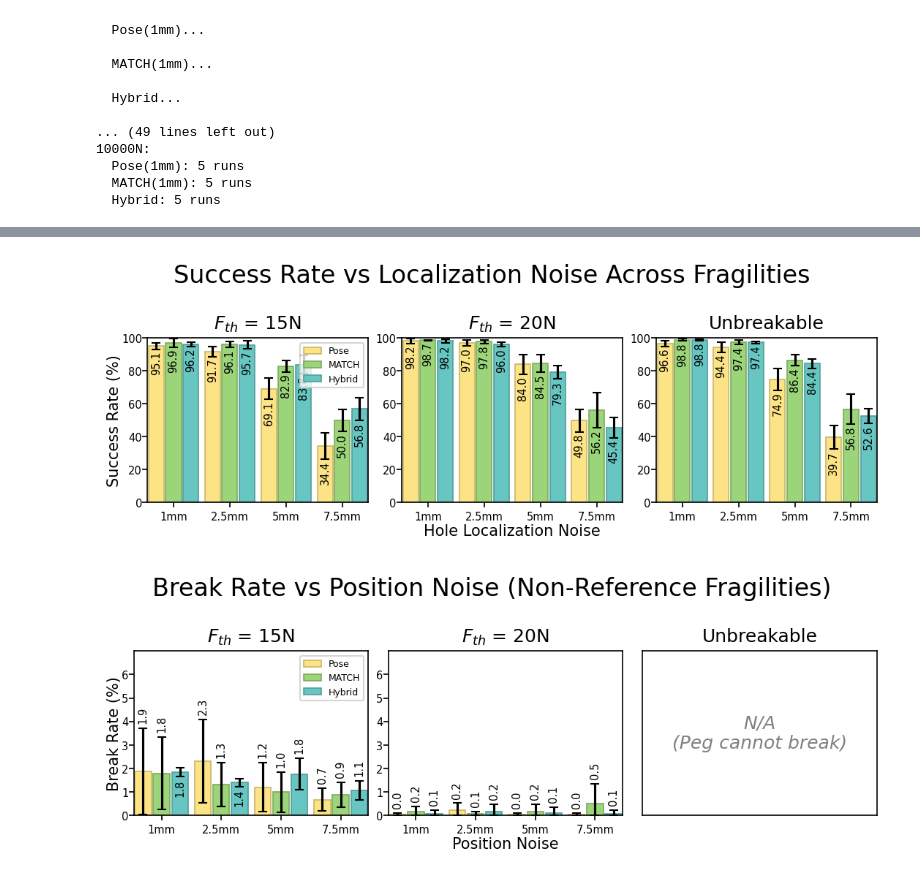
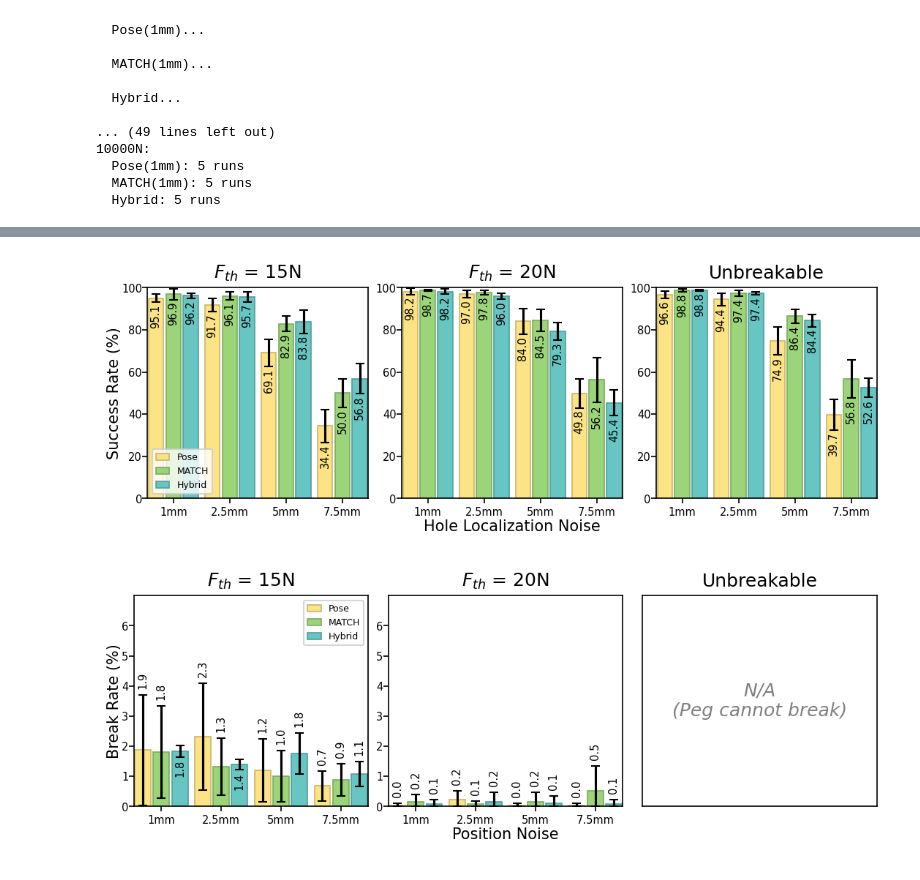
Before and after one commit to RoboNuke/Continuous_Force_RL, a Jupyter notebook: scripts/data_processing/fragility_comparison_analysis.ipynb, the cells around one changed output, grey strips where cells are left out. Drawn from its saved outputs; the diff is of its cells as text; code cells hidden in the pictures.

```diff
--- a/scripts/data_processing/fragility_comparison_analysis.ipynb
+++ b/scripts/data_processing/fragility_comparison_analysis.ipynb
@@ -326,35 +327,36 @@ plt.show()
 # BLOCK 6: SUCCESS RATE - NON-HIGHLIGHTED FRAGILITIES (1x3)
 # ============================================================
 
 # Exclude the highlighted fragility level
 non_highlight_keys = [k for k in FRAGILITY_LEVELS.keys() if k != HIGHLIGHT_FRAGILITY]
 
 # IEEE double-column width = 7.16 in; match single-column font sizing
 DOUBLE_COL_CELL_SIZE = (7.16 / 3, 2.6)
 
 fig, axes = plot_multi_panel_grid(
     data=dict(noise_data),
     panel_keys=non_highlight_keys,
     panel_display_names=FRAGILITY_DISPLAY_NAMES,
     method_names=method_names,
     level_labels=list(NOISE_LEVELS.keys()),
     level_col="noise_level",
     metric="success",
     n_cols=3,
-    suptitle="Success Rate vs Localization Noise Across Fragilities",
+    #suptitle="Success Rate vs Localization Noise Across Fragilities",
     x_label="Hole Localization Noise",
     y_label="Success Rate (%)",
     y_lim=SUCCESS_Y_LIM,
     y_ticks=SUCCESS_Y_TICKS,
     error_type=ERROR_TYPE,
     filter_top_n=TOP_N_POLICIES,
     best_checkpoints=dict(best_checkpoints),
     center_x_label=True,
     figsize_per_cell=DOUBLE_COL_CELL_SIZE,
+    legend_panel=0,
 )
 plt.show()
 # %% [output]
-[figure, old version]
+[figure, new version]
 # %%
 # ============================================================
 # BLOCK 7: BREAK RATE - NON-HIGHLIGHTED FRAGILITIES (1x3)
@@ -369,7 +371,7 @@ fig, axes = plot_multi_panel_grid(
     level_col="noise_level",
     metric="breaks",
     n_cols=3,
-    suptitle="Break Rate vs Position Noise (Non-Reference Fragilities)",
+    #suptitle="Break Rate vs Position Noise (Non-Reference Fragilities)",
     x_label="Position Noise",
     y_label="Break Rate (%)",
     y_lim=BREAK_Y_LIM,
@@ -381,7 +383,8 @@ fig, axes = plot_multi_panel_grid(
     best_checkpoints=dict(best_checkpoints),
     center_x_label=True,
     figsize_per_cell=DOUBLE_COL_CELL_SIZE,
+    legend_loc = "upper right"
 )
 plt.show()
 # %% [output]
-[figure, old version]
+[figure, new version]
```
Also changed, not shown: parts of 3 cells of this notebook, 11 other files.
